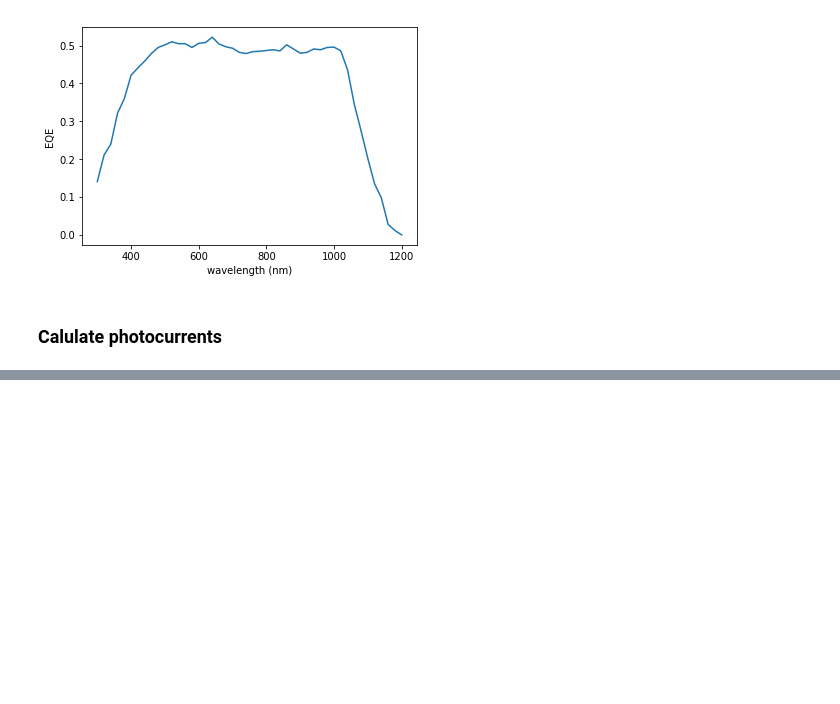
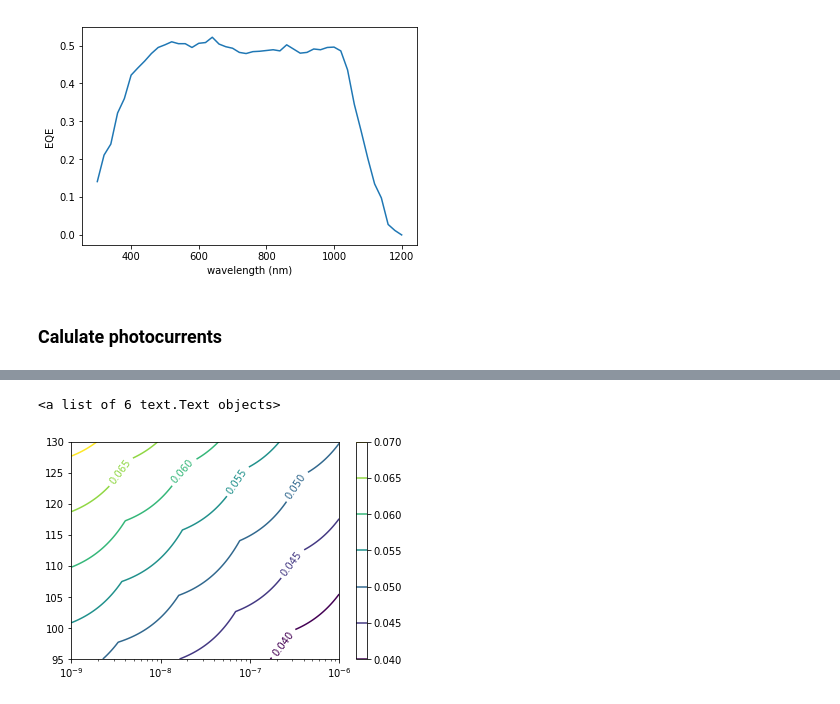
Before and after one commit to kanhua/pypvcell, a Jupyter notebook: examples/ms_silicon/st2_silicon.ipynb, the cells around one changed output, grey strips where cells are left out. Cells and saved outputs as stored; diff of their text form; code cells hidden in the pictures; blank space fills up the shorter version.

```diff
--- a/examples/ms_silicon/st2_silicon.ipynb
+++ b/examples/ms_silicon/st2_silicon.ipynb
@@ -39,0 +88,23 @@ jsc=calc_jsc(filtered_ill,eqe)
+# %%
+jsc_range=np.linspace(95,130,num=500)
+j01_range=np.logspace(-9,-6,num=500)
+
+eta_array=np.zeros((jsc_range.shape[0],j01_range.shape[0]))
+voc_array=np.zeros((j01_range.shape[0],))
+
+for i in range(jsc_range.shape[0]):
+    for j in range(j01_range.shape[0]):
+        v,current=gen_rec_iv(j01_range[j],0,n1=1,n2=1,temperature=300,
+                             voltage=voltage,rshunt=1e10,jsc=jsc_range[i])
+        mp = max_power(v, current)
+        eta=mp/1000
+        eta_array[i,j]=eta
+        voc_array[j]=voc(v,current)
+# %%
+cs=plt.contour(j01_range,jsc_range,eta_array)
+plt.xscale("log")
+plt.colorbar()
+plt.clabel(cs)
+# %% [output]
+<a list of 6 text.Text objects>
+[figure, added]
```
Also changed, not shown: parts of 12 cells of this notebook, 5 other files.
